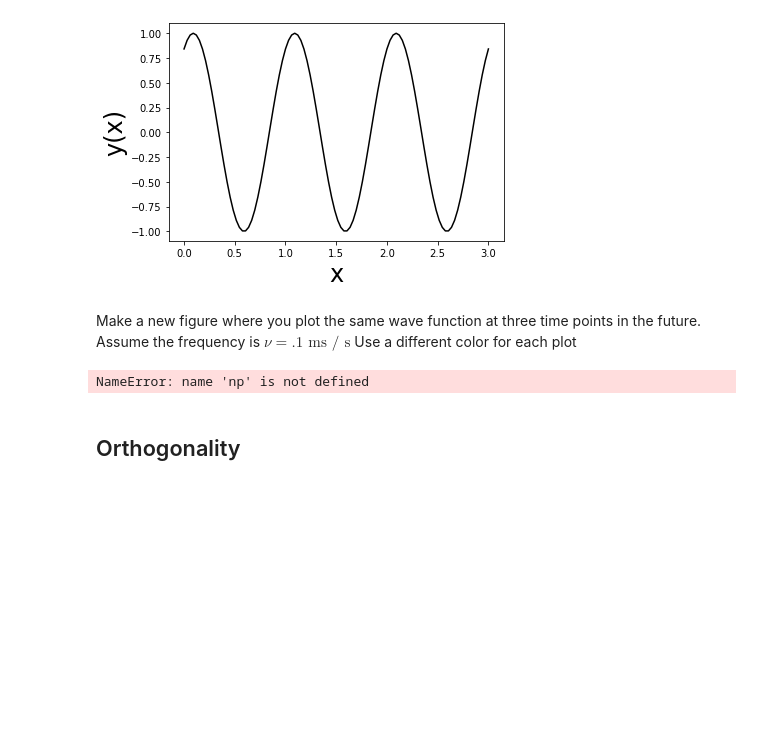
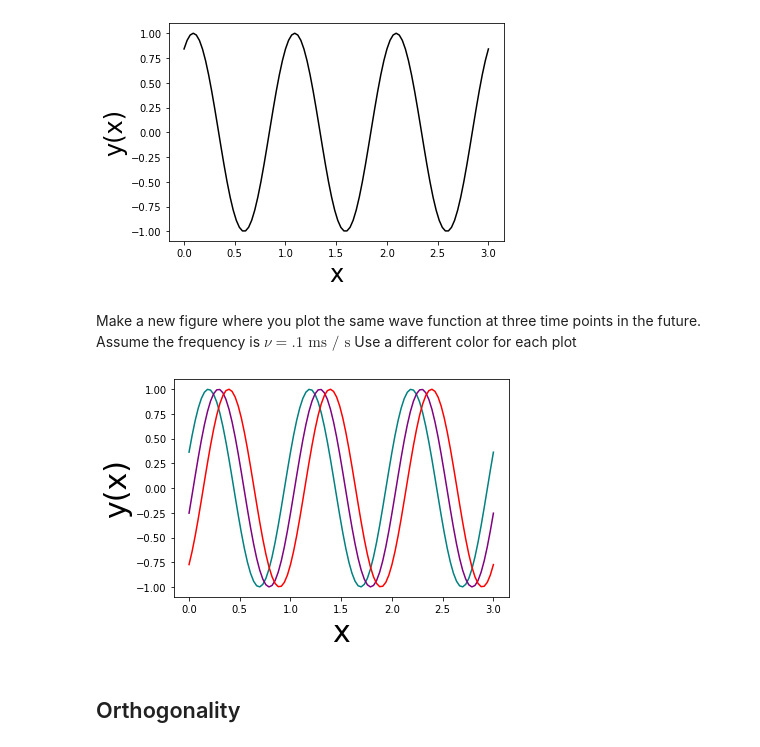
Before and after one commit to sju-chem264-2019/9-19-2019-lecture-Yekaterina25, a Jupyter notebook: 9-19-2019 - Lecture Notebook.ipynb, the cells around one changed output. Drawn from its saved outputs; the diff is of its cells as text; code cells hidden in the pictures; blank space fills up the shorter version.

```diff
--- a/9-19-2019 - Lecture Notebook.ipynb
+++ b/9-19-2019 - Lecture Notebook.ipynb
@@ -331,19 +331,19 @@ Make a new figure where you plot the same wave function at three time points in
 # %%
 x=np.linspace(0,3.0,100)
 #time=1
-gold=np.sin(2*np.pi*x-0.2*np.pi+1)
-plt.plot(x,gold, color="gold")
+teal=np.sin(2*np.pi*x-0.2*np.pi+1)
+plt.plot(x,teal, color="teal")
 #time=2
-lightskyblue=np.sin(2*np.pi*x-0.4*np.pi+1)
-plt.plot(x,lightskyblue, color="lightskyblue")
+purple=np.sin(2*np.pi*x-0.4*np.pi+1)
+plt.plot(x,purple, color="purple")
 #time=3
-salmon=np.sin(2*np.pi*x-0.6*np.pi+1)
-plt.plot(x,salmon, color="salmon")
-plt.xlabel('x', fontsize=24)
-plt.ylabel("y(x)", fontsize=24)
+red=np.sin(2*np.pi*x-0.6*np.pi+1)
+plt.plot(x,red, color="red")
+plt.xlabel('x', fontsize=30)
+plt.ylabel("y(x)", fontsize=30)
 plt.show()
 # %% [output]
-NameError: name 'np' is not defined
+[figure, added]
 # %% [markdown]
 ## Orthogonality
 # %% [markdown]
```
